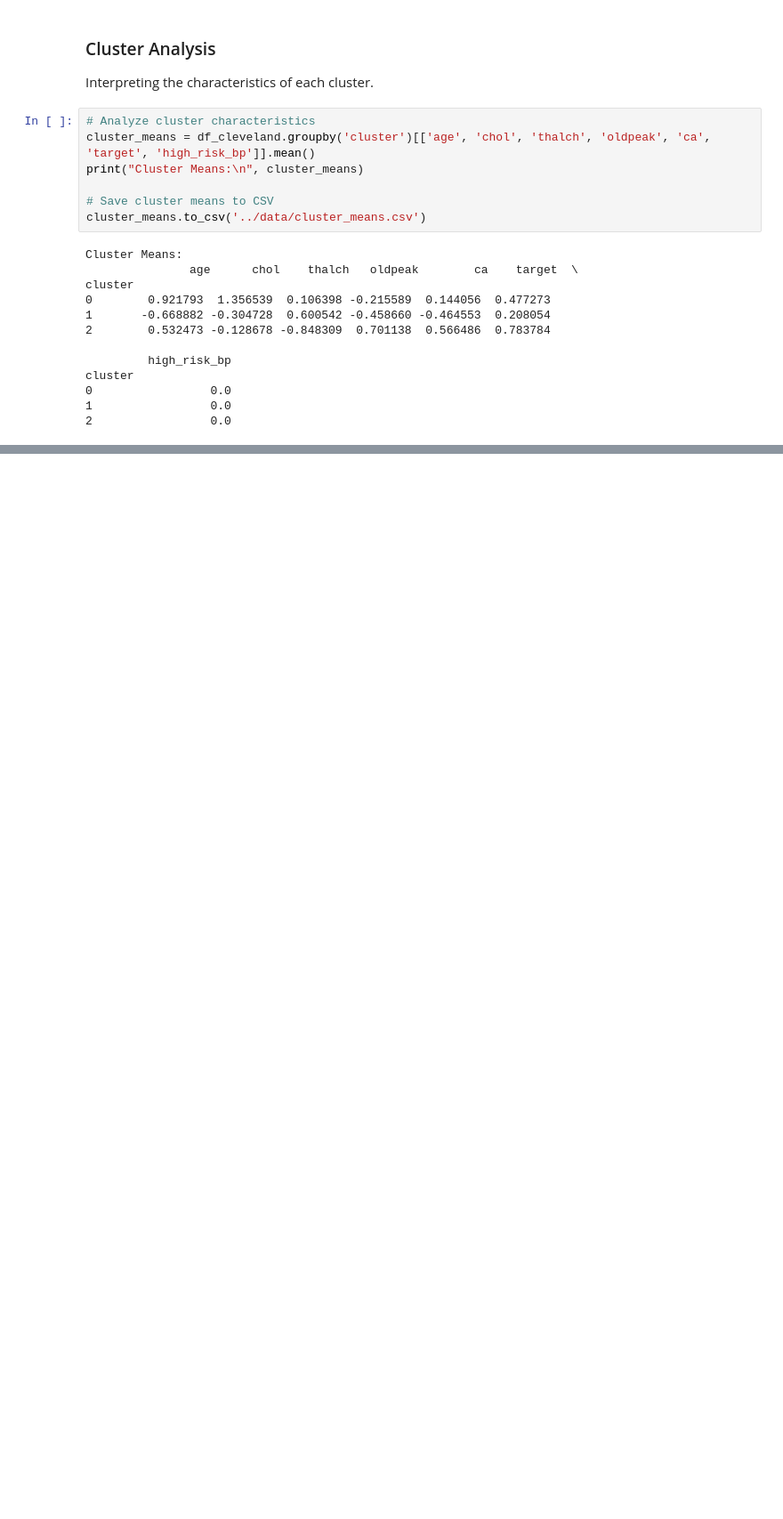
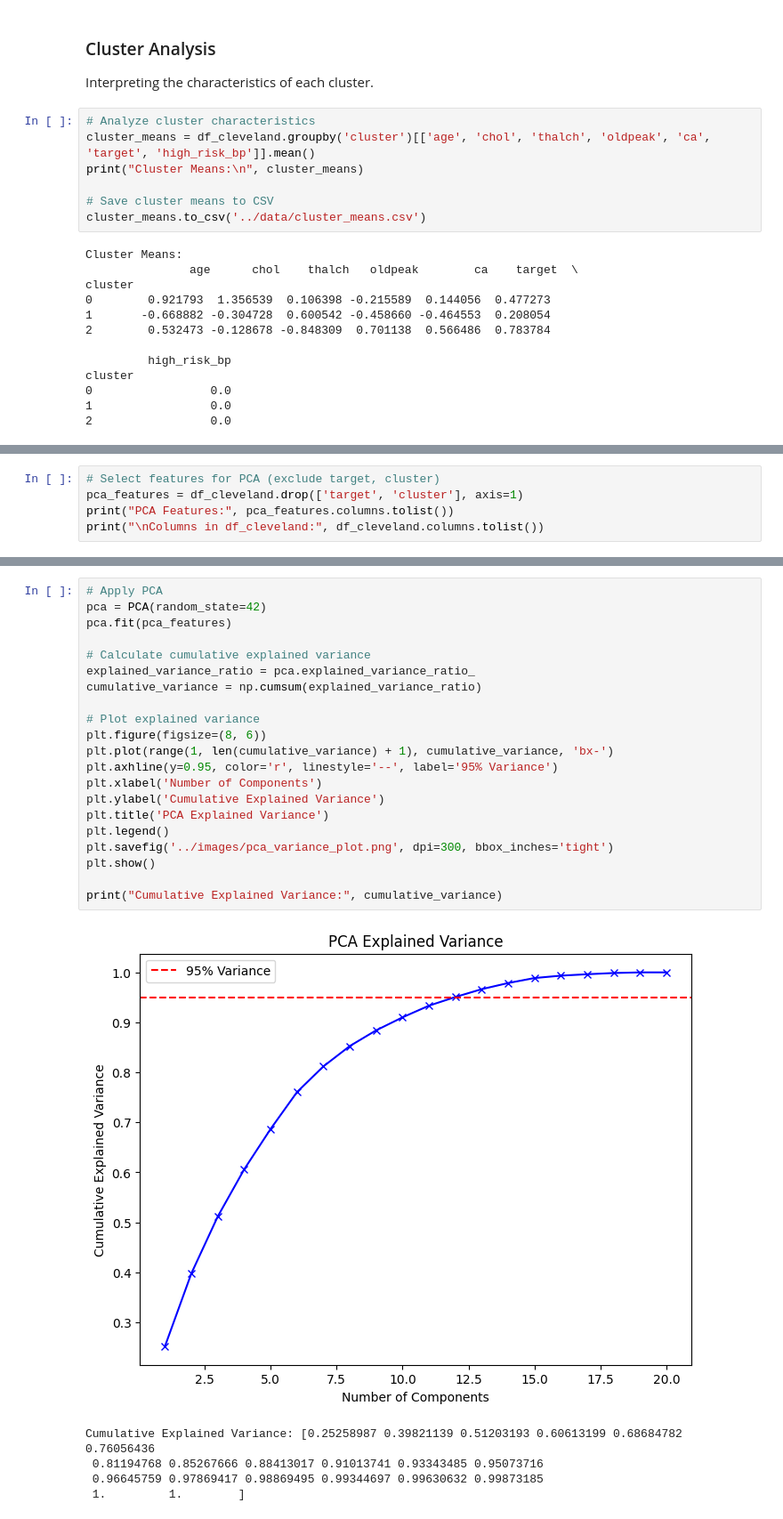
Before and after one commit to GoudyMT/heart-disease-ml, a Jupyter notebook: notebook/ml-portfolio.ipynb, the cells around one changed output, grey strips where cells are left out. Shown at 89% size. Cells and saved outputs as stored; diff of their text form; blank space fills up the shorter version.

Commit message:
Implement PCA with explained variance, visualizations, and component analysis

```diff
--- a/notebook/ml-portfolio.ipynb
+++ b/notebook/ml-portfolio.ipynb
@@ -280,0 +286,5 @@ cluster
+# %%
+# Select features for PCA (exclude target, cluster)
+pca_features = df_cleveland.drop(['target', 'cluster'], axis=1)
+print("PCA Features:", pca_features.columns.tolist())
+print("\nColumns in df_cleveland:", df_cleveland.columns.tolist())
@@ -280,0 +298,27 @@ cluster
+# %%
+# Apply PCA
+pca = PCA(random_state=42)
+pca.fit(pca_features)
+
+# Calculate cumulative explained variance
+explained_variance_ratio = pca.explained_variance_ratio_
+cumulative_variance = np.cumsum(explained_variance_ratio)
+
+# Plot explained variance
+plt.figure(figsize=(8, 6))
+plt.plot(range(1, len(cumulative_variance) + 1), cumulative_variance, 'bx-')
+plt.axhline(y=0.95, color='r', linestyle='--', label='95% Variance')
+plt.xlabel('Number of Components')
+plt.ylabel('Cumulative Explained Variance')
+plt.title('PCA Explained Variance')
+plt.legend()
+plt.savefig('../images/pca_variance_plot.png', dpi=300, bbox_inches='tight')
+plt.show()
+
+print("Cumulative Explained Variance:", cumulative_variance)
+# %% [output]
+[figure, added]
+Cumulative Explained Variance: [0.25258987 0.39821139 0.51203193 0.60613199 0.68684782 0.76056436
+ 0.81194768 0.85267666 0.88413017 0.91013741 0.93343485 0.95073716
+ 0.96645759 0.97869417 0.98869495 0.99344697 0.99630632 0.99873185
+ 1.         1.        ]
```
Also changed, not shown: parts of 12 cells of this notebook, 5 other files.
